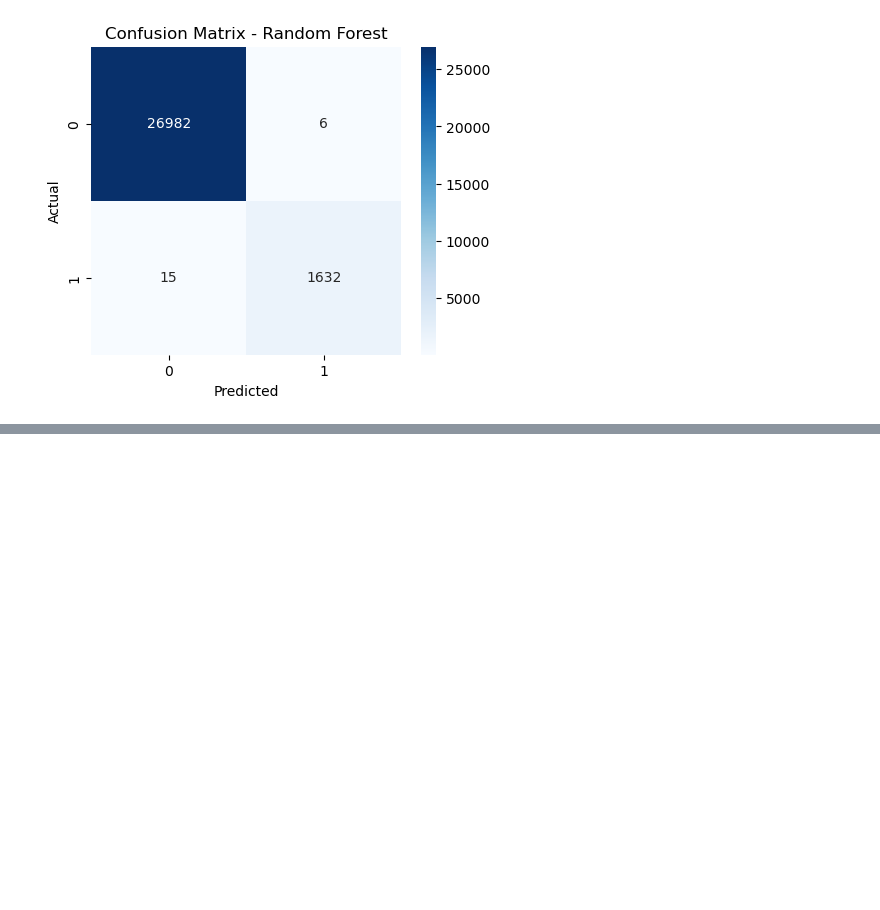
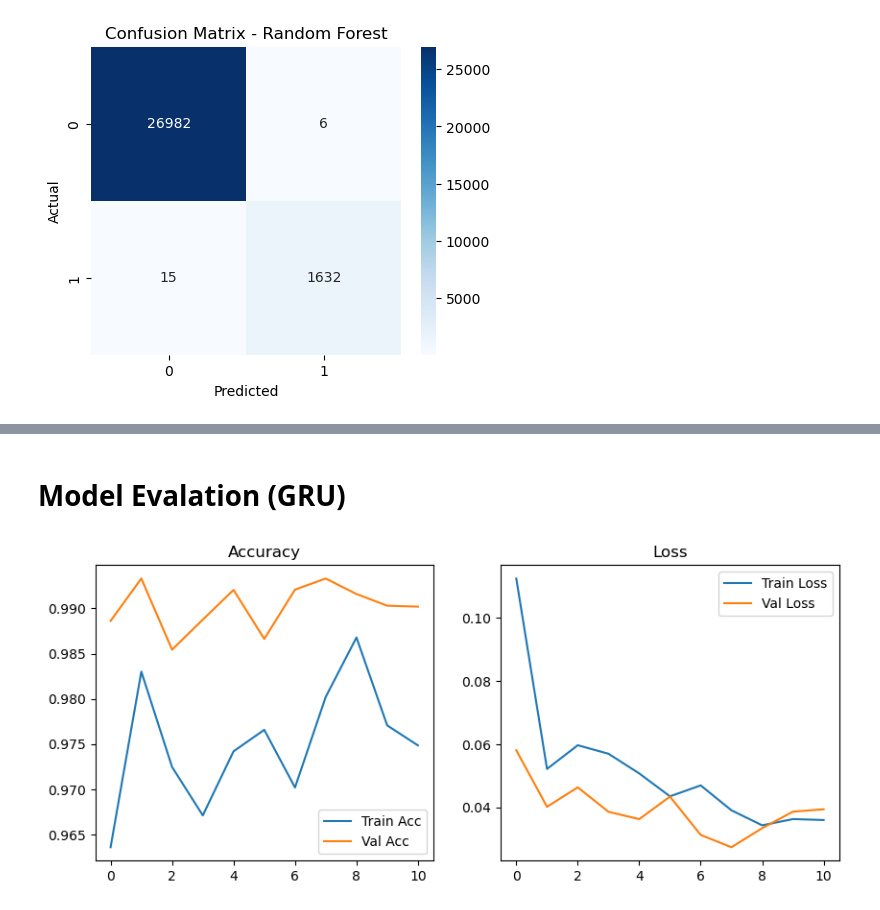
Before and after one commit to TurmaeUrsorum/Pump-Sensor-Time-Series, a Jupyter notebook: notebooks/RND.ipynb, the cells around one changed output, grey strips where cells are left out. Cells and saved outputs as stored; diff of their text form; code cells hidden in the pictures; blank space fills up the shorter version.

```diff
--- a/notebooks/RND.ipynb
+++ b/notebooks/RND.ipynb
@@ -925,0 +933,17 @@ plt.show()
+# %%
+model = models.Sequential([
+    layers.GRU(32, input_shape=(X_train_seq.shape[1], X_train_seq.shape[2]), return_sequences=True),
+    layers.Dropout(0.8),
+    layers.GRU(16),
+    layers.Dropout(0.8),
+    layers.Dense(16, activation='relu'),
+    layers.Dense(1, activation='sigmoid')  # binary classification
+])
+
+model.compile(
+    optimizer='adam',
+    loss='binary_crossentropy',
+    metrics=['accuracy']
+)
+
+model.summary()
@@ -925,0 +994,10 @@ plt.show()
+# %%
+history = model.fit(
+    X_train_seq, y_train_seq,
+    epochs=30,
+    batch_size=64,
+    validation_data=(X_test_seq, y_test_seq),
+    class_weight=class_weights,
+    callbacks=callbacks,
+    verbose=1
+)
@@ -925,0 +1022,18 @@ plt.show()
+# %% [markdown]
+# **Model Evalation (GRU)**
+# %%
+plt.figure(figsize=(10,4))
+plt.subplot(1,2,1)
+plt.plot(history.history['accuracy'], label='Train Acc')
+plt.plot(history.history['val_accuracy'], label='Val Acc')
+plt.legend()
+plt.title("Accuracy")
+
+plt.subplot(1,2,2)
+plt.plot(history.history['loss'], label='Train Loss')
+plt.plot(history.history['val_loss'], label='Val Loss')
+plt.legend()
+plt.title("Loss")
+plt.show()
+# %% [output]
+[figure, added]
```
Also changed, not shown: parts of 22 cells of this notebook, 1 other file.
